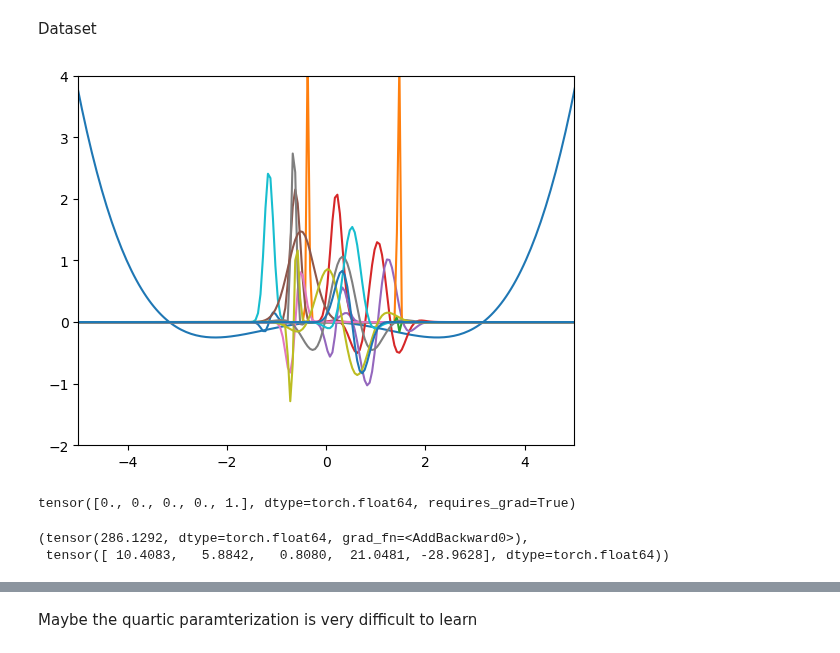
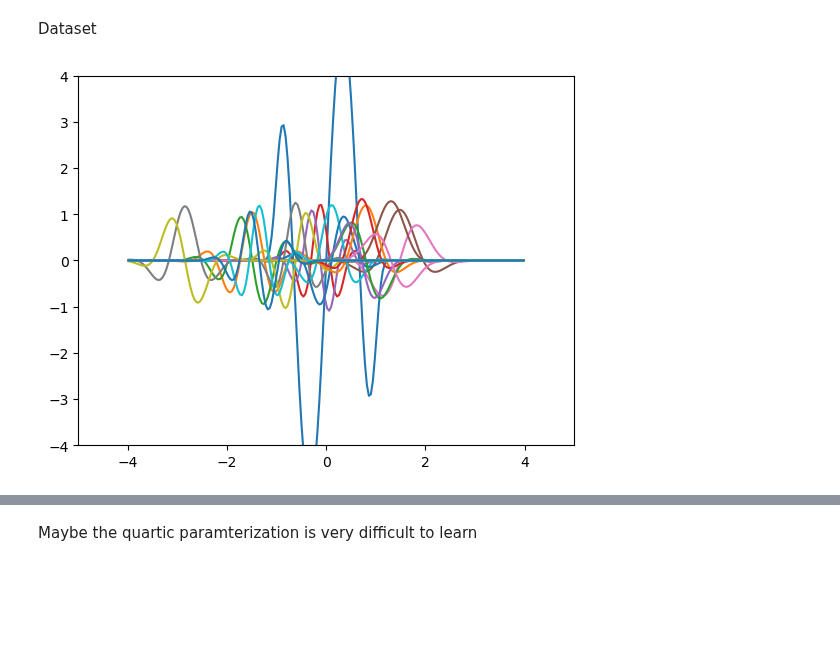
Before and after one commit to brownadder/expsolve, a Jupyter notebook: examples/fourier/torch-play.ipynb, the cells around one changed output, grey strips where cells are left out. Drawn from its saved outputs; the diff is of its cells as text; code cells hidden in the pictures; blank space fills up the shorter version.

```diff
--- a/examples/fourier/torch-play.ipynb
+++ b/examples/fourier/torch-play.ipynb
@@ -27,14 +31,13 @@ def quarticpoly(c):
 # %%
-n = 400
-L = 10
+n = 200
+L = 4
 xr = [-L, L]
 x = ex.grid1d(n, xr)
 
-ctrue = torch.tensor([0., 0., -10., 0., 1.], dtype = torch.float64)
-Vtrue = quarticpoly(ctrue)
+Vtrue = 10.*exp(-x**8/1)*sin(1.5*pi*x)
 
-plt.xlim(-5,5)
-plt.ylim(-100,200)
+#plt.xlim(-5,5)
+# plt.ylim(-100,200)
 
 plt.plot(x, Vtrue)
 
@@ -71,7 +71,7 @@ Dataset
 # %%
 def ugen(sx0, svar, sw0):
     x0 = np.random.normal(loc=0, scale=sx0)
-    var = np.random.normal(loc=0, scale=svar)**2
+    var = 0.1 + np.random.normal(loc=0, scale=svar)**2
     w0 = np.random.normal(loc=0, scale=sw0)
 
     u = exp(-(x-x0)**2/(2*var))*exp(1j*pi*w0*(x-x0))
@@ -79,15 +79,15 @@ def ugen(sx0, svar, sw0):
     return u
 # %%
 plt.xlim(-5,5)
-plt.ylim(-2,4)
+plt.ylim(-4,4)
 
-plt.plot(x, Vtrue/100)
+plt.plot(x, Vtrue/2)
 
 for i in range(10):
     u0 = ugen(sx0=1.0, svar=0.3, sw0=1.5)
     plt.plot(x, real(u0))
     plt.plot(x, imag(u0))
 
 plt.show()
 # %% [output]
-[figure, old version]
+[figure, new version]
@@ -119,10 +93,0 @@ def loss_batch_with_fd(coeff, nbatch):
-# %%
-coeff = torch.tensor([0., 0., 0., 0., 1.], dtype = torch.float64, requires_grad=True)
-coeff
-# %% [output]
-tensor([0., 0., 0., 0., 1.], dtype=torch.float64, requires_grad=True)
-# %%
-loss_batch_with_fd(coeff, 10)
-# %% [output]
-(tensor(286.1292, dtype=torch.float64, grad_fn=<AddBackward0>),
- tensor([ 10.4083,   5.8842,   0.8080,  21.0481, -28.9628], dtype=torch.float64))
```
Also changed, not shown: parts of 17 cells of this notebook.
